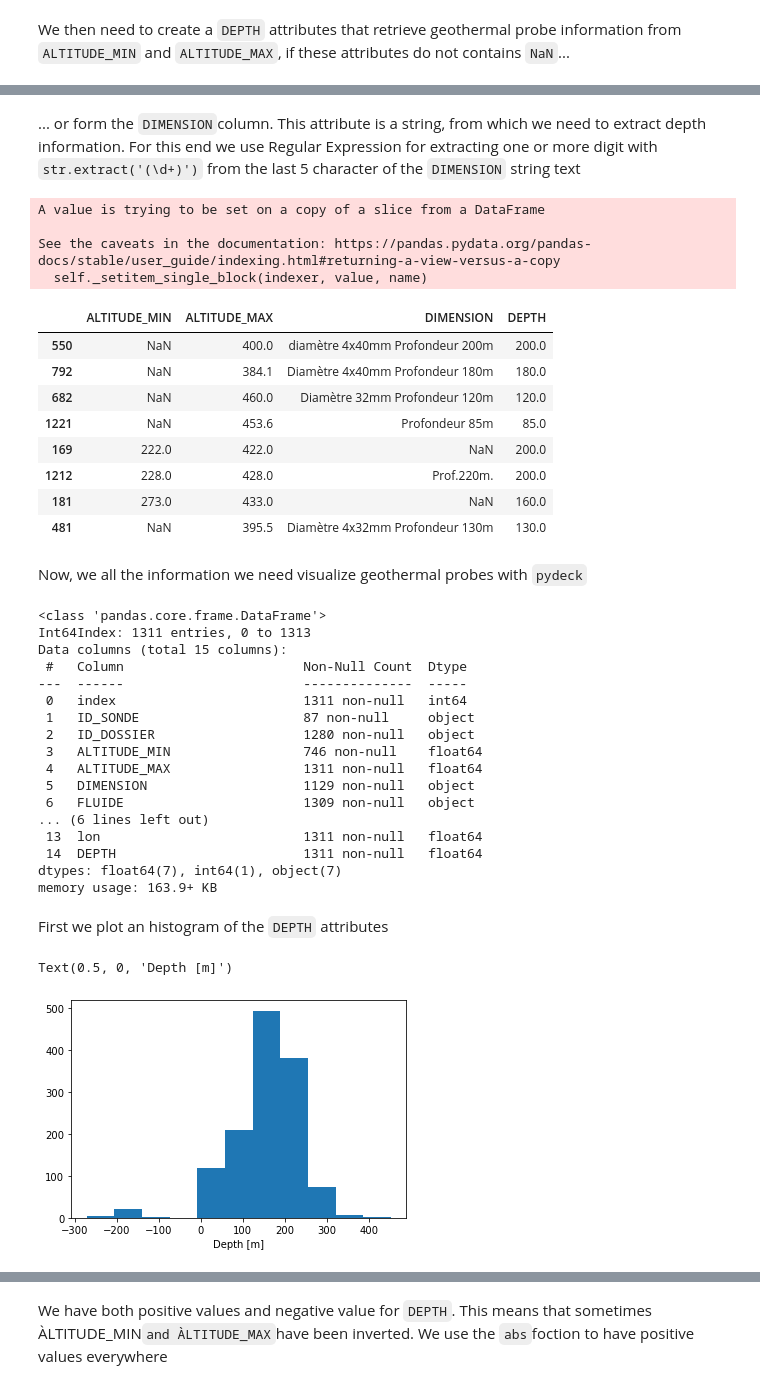
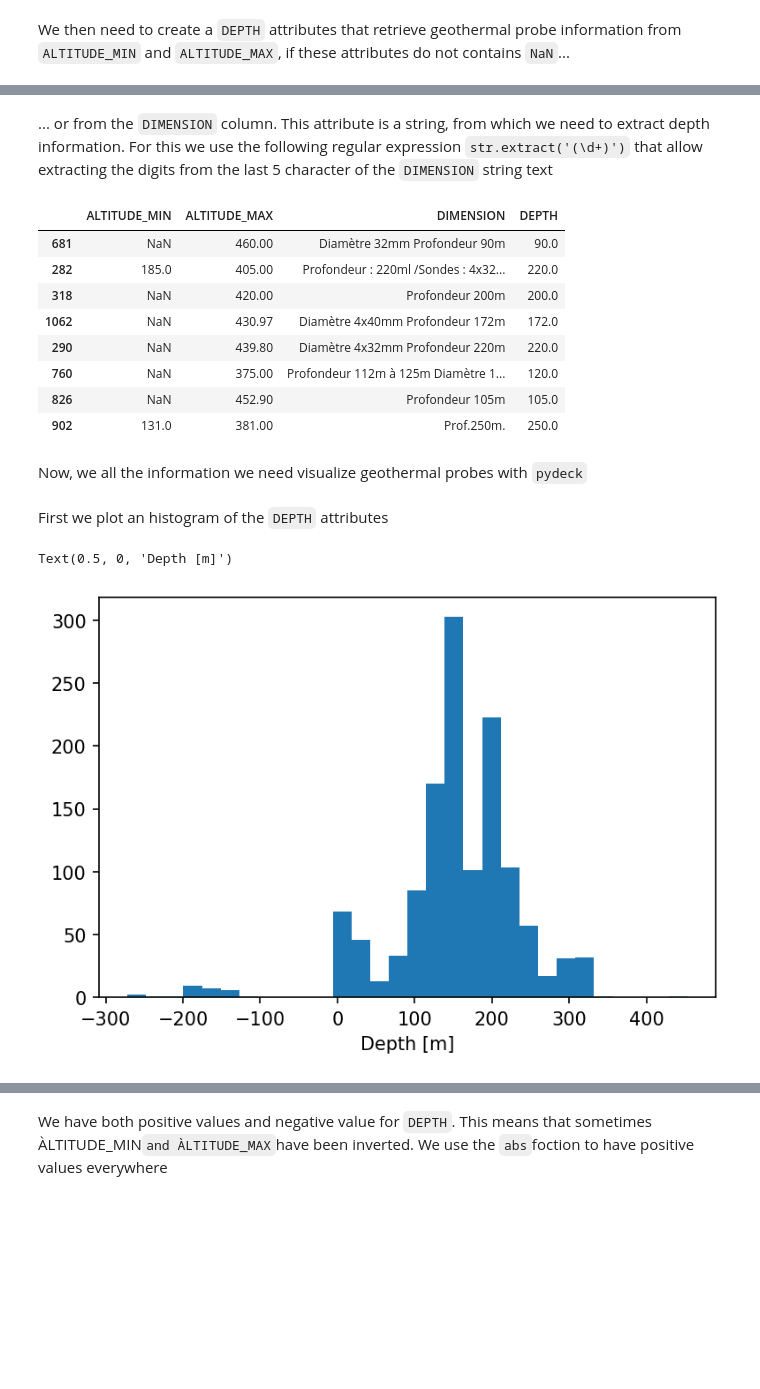
Before and after one commit to lperozzi/DST1_pydeck_visual, a Jupyter notebook: Visual analyisis of geothermal probes with pydeck.ipynb, the cells around one changed output, grey strips where cells are left out. Saved outputs shown, nothing was run; the diff lists cells and outputs as text; code cells hidden in the pictures; blank space fills up the shorter version.

Commit message:
Changes data path, modifed `.ipynb`, removed unused files

```diff
--- a/Visual analyisis of geothermal probes with pydeck.ipynb
+++ b/Visual analyisis of geothermal probes with pydeck.ipynb
@@ -81,9 +81,13 @@ import pandas as pd
 import numpy as np
 import matplotlib.cm
 import matplotlib.pyplot as plt
+import warnings
+warnings.filterwarnings('ignore')
+
+plt.rcParams['figure.dpi'] = 150
 # %% [markdown]
 ## Load and inspect the geothermal probes dataset
 The dataset is stored on the [SITG](https://ge.ch/sitg/fiche/6867) (Système d'information du territoire à Genève) and publicly available.
 # %%
-filename = 'data/CSV_CTSS_CHAUFFAGE_SONDE/CTSS_CHAUFFAGE_SONDE.csv'
+filename = 'data/CTSS_CHAUFFAGE_SONDE.csv'
 # %% [markdown]
@@ -243,53 +249,30 @@ See the caveats in the documentation: https://pandas.pydata.org/pandas-docs/stab
 | 181 | 273.0 | 433.0 | NaN | 160.0 |
 | 481 | NaN | 395.5 | Diamètre 4x32mm Profondeur 130m | NaN |
 # %% [markdown]
-... or form the `DIMENSION`column. This attribute is a string, from which we need to extract depth information. For this end we use Regular Expression for extracting one or more digit with `str.extract('(\d+)')` from the last 5 character of the `DIMENSION` string text
+... or from the `DIMENSION` column. This attribute is a string, from which we need to extract depth information. For this we use the following regular expression `str.extract('(\d+)')` that allow extracting the digits from the last 5 character of the `DIMENSION` string text
 # %%
 idx2 = np.where((np.isnan(sondes['DEPTH'].values)))
 sondes['DEPTH'].loc[idx2] = sondes['DIMENSION'].loc[idx2].str[-5:].str.extract('(\d+)', expand=False).astype(np.float32)
+sondes.dropna(subset=['DEPTH'], inplace=True)
 sondes[['ALTITUDE_MIN','ALTITUDE_MAX','DIMENSION', 'DEPTH']].sample(8, random_state=2)
+# print(tabulate(sondes[['ALTITUDE_MIN','ALTITUDE_MAX','DIMENSION', 'DEPTH']].sample(8, random_state=2), headers='keys', tablefmt='rst'))
 # %% [output]
-A value is trying to be set on a copy of a slice from a DataFrame
-
-See the caveats in the documentation: https://pandas.pydata.org/pandas-docs/stable/user_guide/indexing.html#returning-a-view-versus-a-copy
-  self._setitem_single_block(indexer, value, name)
 |  | ALTITUDE_MIN | ALTITUDE_MAX | DIMENSION | DEPTH |
-| 550 | NaN | 400.0 | diamètre 4x40mm Profondeur 200m | 200.0 |
-| 792 | NaN | 384.1 | Diamètre 4x40mm Profondeur 180m | 180.0 |
-| 682 | NaN | 460.0 | Diamètre 32mm Profondeur 120m | 120.0 |
-| 1221 | NaN | 453.6 | Profondeur 85m | 85.0 |
-| 169 | 222.0 | 422.0 | NaN | 200.0 |
-| 1212 | 228.0 | 428.0 | Prof.220m. | 200.0 |
-| 181 | 273.0 | 433.0 | NaN | 160.0 |
-| 481 | NaN | 395.5 | Diamètre 4x32mm Profondeur 130m | 130.0 |
+| 681 | NaN | 460.00 | Diamètre 32mm Profondeur 90m | 90.0 |
+| 282 | 185.0 | 405.00 | Profondeur : 220ml /Sondes : 4x32... | 220.0 |
+| 318 | NaN | 420.00 | Profondeur 200m | 200.0 |
+| 1062 | NaN | 430.97 | Diamètre 4x40mm Profondeur 172m | 172.0 |
+| 290 | NaN | 439.80 | Diamètre 4x32mm Profondeur 220m | 220.0 |
+| 760 | NaN | 375.00 | Profondeur 112m à 125m Diamètre 1... | 120.0 |
+| 826 | NaN | 452.90 | Profondeur 105m | 105.0 |
+| 902 | 131.0 | 381.00 | Prof.250m. | 250.0 |
 # %% [markdown]
 Now, we all the information we need visualize geothermal probes with `pydeck`
-# %%
-sondes.dropna(subset=['DEPTH'], inplace=True)
-sondes.info()
-# %% [output]
-<class 'pandas.core.frame.DataFrame'>
-Int64Index: 1311 entries, 0 to 1313
-Data columns (total 15 columns):
- #   Column                       Non-Null Count  Dtype
----  ------                       --------------  -----
- 0   index                        1311 non-null   int64
- 1   ID_SONDE                     87 non-null     object
- 2   ID_DOSSIER                   1280 non-null   object
- 3   ALTITUDE_MIN                 746 non-null    float64
- 4   ALTITUDE_MAX                 1311 non-null   float64
- 5   DIMENSION                    1129 non-null   object
- 6   FLUIDE                       1309 non-null   object
-... (6 lines left out)
- 13  lon                          1311 non-null   float64
- 14  DEPTH                        1311 non-null   float64
-dtypes: float64(7), int64(1), object(7)
-memory usage: 163.9+ KB
 # %% [markdown]
 First we plot an histogram of the `DEPTH` attributes
 # %%
-n, bins, patches = plt.hist(sondes['DEPTH'].values,11)
+bin = plt.hist(sondes['DEPTH'].values,30)
 plt.xlabel('Depth [m]')
 # %% [output]
 Text(0.5, 0, 'Depth [m]')
-[figure, old version]
+[figure, new version]
```
Also changed, not shown: parts of 18 cells of this notebook, 24 other files.
